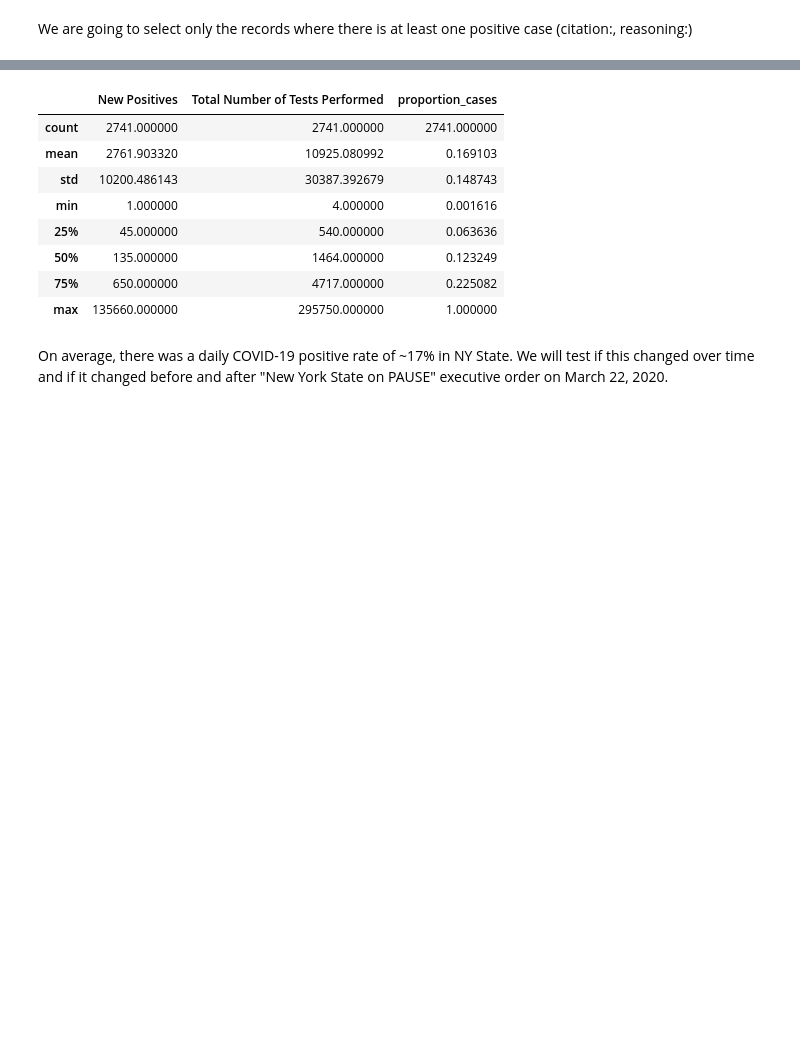
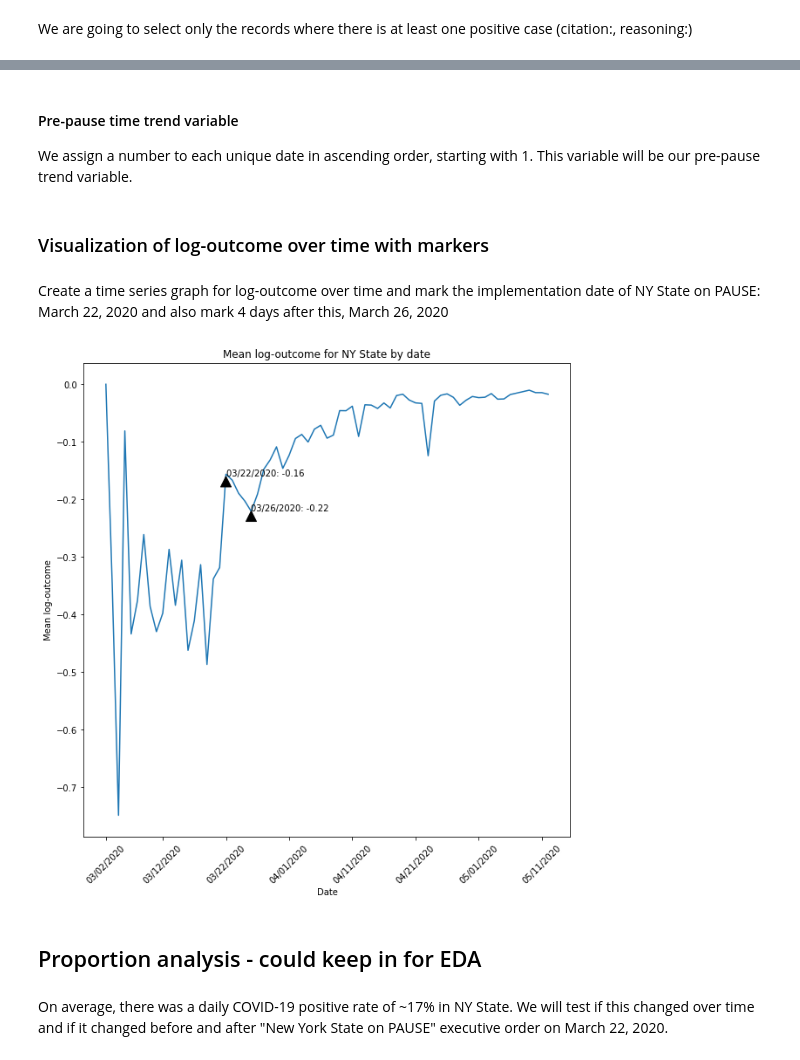
Before and after one commit to smruthiramesh/MIT_COVID-19_Datathon, a Jupyter notebook: final.ipynb, the cells around one changed output, grey strips where cells are left out. Cells and saved outputs as stored; diff of their text form; code cells hidden in the pictures; blank space fills up the shorter version.

```diff
--- a/final.ipynb
+++ b/final.ipynb
@@ -57,0 +94,4 @@ df = df[df['proportion_cases']!=0.0]
+# %% [markdown]
+#### Pre-pause time trend variable
+
+We assign a number to each unique date in ascending order, starting with 1. This variable will be our pre-pause trend variable.
@@ -58,15 +108,44 @@ df = df[df['proportion_cases']!=0.0]
+# %% [markdown]
+### Visualization of log-outcome over time with markers
+# %% [markdown]
+Create a time series graph for log-outcome over time and mark the implementation date of NY State on PAUSE: March 22, 2020 and also mark 4 days after this, March 26, 2020
+# %%
+#outcome is a mean over all counties for each test date
+grouped_df = df.groupby('Test Date')['NatLogDiff'].mean().reset_index()
+# %%
+#date ranges for testing data (used for setting x ticks in plotting)
+ranges = pd.date_range(min(grouped_df['Test Date']),max(grouped_df['Test Date']), freq='10D')
+plot_dates = [str(x).split()[0] for x in ranges.strftime('%m/%d/%Y')]
+
+#outcome values at marker dates
+o1= round(float(grouped_df[grouped_df['Test Date']=='03/22/2020']['NatLogDiff']),2)
+o2 = round(float(grouped_df[grouped_df['Test Date']=='03/26/2020']['NatLogDiff']),2)
+
+fig = plt.figure()
+ax = fig.add_subplot(111)
+
+#Creating time series graph
+plt.plot(grouped_df['Test Date'], grouped_df['NatLogDiff'])
+plt.xticks(plot_dates)
+plt.xticks(rotation=45)
+
+#creating markers
+A = '03/22/2020','03/26/2020'
+B = o1,o2
+for xy in zip(A, B):
+  ax.annotate('%s: %s' % xy, xy=xy, textcoords='data',arrowprops=dict(facecolor='black', shrink=0.05))
+
+rcParams['figure.figsize'] = 10,10
+
+plt.title("Mean log-outcome for NY State by date")
+plt.xlabel("Date")
+plt.ylabel("Mean log-outcome");
+# %% [output]
+[figure, added]
+# %% [markdown]
+## Proportion analysis - could keep in for EDA
 # %%
-df[['New Positives', 'Total Number of Tests Performed', 'proportion_cases']].describe()
+df['proportion_cases'] = df['New Positives']/df['Total Number of Tests Performed']
-# %% [output]
-|  | New Positives | Total Number of Tests Performed | proportion_cases |
-| count | 2741.000000 | 2741.000000 | 2741.000000 |
-| mean | 2761.903320 | 10925.080992 | 0.169103 |
-| std | 10200.486143 | 30387.392679 | 0.148743 |
-| min | 1.000000 | 4.000000 | 0.001616 |
-| 25% | 45.000000 | 540.000000 | 0.063636 |
-| 50% | 135.000000 | 1464.000000 | 0.123249 |
-| 75% | 650.000000 | 4717.000000 | 0.225082 |
-| max | 135660.000000 | 295750.000000 | 1.000000 |
 # %% [markdown]
 On average, there was a daily COVID-19 positive rate of  ~17% in NY State.
 We will test if this changed over time and if it changed before and after "New York State on PAUSE" executive order on March 22, 2020.
```
Also changed, not shown: parts of 47 cells of this notebook, 2 other files.
